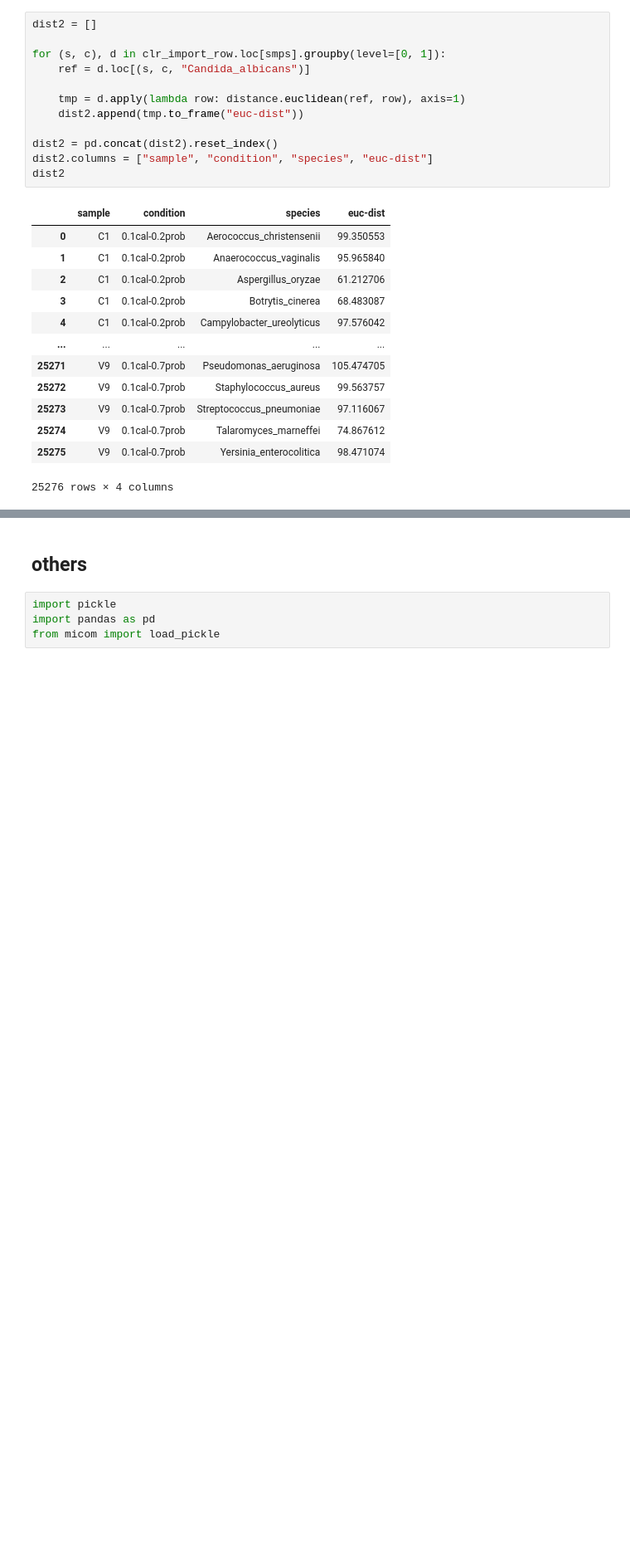
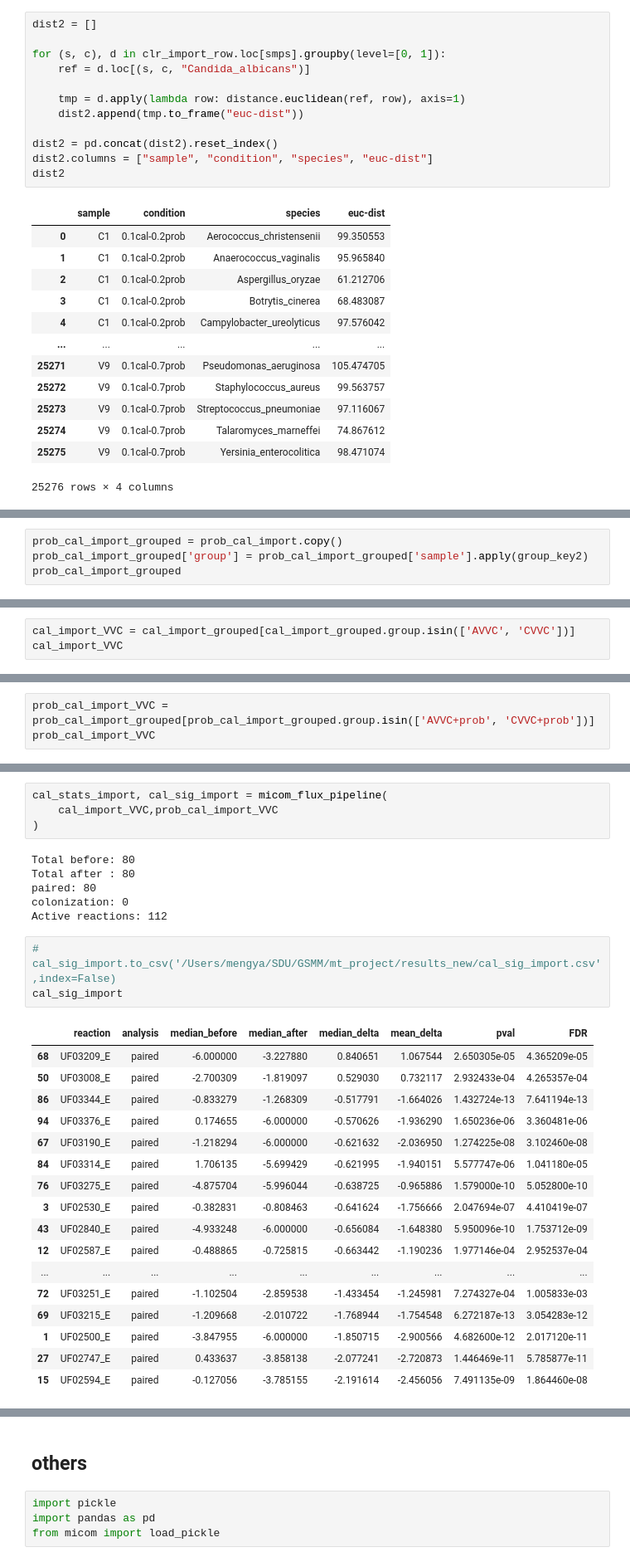
Before and after one commit to sylviameng0703/candida_invade_MCMMs, a Jupyter notebook: scripts/notebooks/micom_analysis.ipynb, the cells around one changed output, grey strips where cells are left out. Shown at 83% size. Cells and saved outputs as stored; diff of their text form; blank space fills up the shorter version.

```diff
--- a/scripts/notebooks/micom_analysis.ipynb
+++ b/scripts/notebooks/micom_analysis.ipynb
@@ -2566,0 +2727,4 @@ plt.show()
+# %%
+prob_cal_import_grouped = prob_cal_import.copy()
+prob_cal_import_grouped['group'] = prob_cal_import_grouped['sample'].apply(group_key2)
+prob_cal_import_grouped
@@ -2566,0 +2763,3 @@ plt.show()
+# %%
+cal_import_VVC = cal_import_grouped[cal_import_grouped.group.isin(['AVVC', 'CVVC'])]
+cal_import_VVC
@@ -2566,0 +2780,3 @@ plt.show()
+# %%
+prob_cal_import_VVC = prob_cal_import_grouped[prob_cal_import_grouped.group.isin(['AVVC+prob', 'CVVC+prob'])]
+prob_cal_import_VVC
@@ -2566,0 +2982,31 @@ plt.show()
+# %%
+cal_stats_import, cal_sig_import = micom_flux_pipeline(
+    cal_import_VVC,prob_cal_import_VVC
+)
+# %% [output]
+Total before: 80
+Total after : 80
+paired: 80
+colonization: 0
+Active reactions: 112
+# %%
+# cal_sig_import.to_csv('/Users/mengya/SDU/GSMM/mt_project/results_new/cal_sig_import.csv',index=False)
+cal_sig_import
+# %% [output]
+|  | reaction | analysis | median_before | median_after | median_delta | mean_delta | pval | FDR |
+| 68 | UF03209_E | paired | -6.000000 | -3.227880 | 0.840651 | 1.067544 | 2.650305e-05 | 4.365209e-05 |
+| 50 | UF03008_E | paired | -2.700309 | -1.819097 | 0.529030 | 0.732117 | 2.932433e-04 | 4.265357e-04 |
+| 86 | UF03344_E | paired | -0.833279 | -1.268309 | -0.517791 | -1.664026 | 1.432724e-13 | 7.641194e-13 |
+| 94 | UF03376_E | paired | 0.174655 | -6.000000 | -0.570626 | -1.936290 | 1.650236e-06 | 3.360481e-06 |
+| 67 | UF03190_E | paired | -1.218294 | -6.000000 | -0.621632 | -2.036950 | 1.274225e-08 | 3.102460e-08 |
+| 84 | UF03314_E | paired | 1.706135 | -5.699429 | -0.621995 | -1.940151 | 5.577747e-06 | 1.041180e-05 |
+| 76 | UF03275_E | paired | -4.875704 | -5.996044 | -0.638725 | -0.965886 | 1.579000e-10 | 5.052800e-10 |
+| 3 | UF02530_E | paired | -0.382831 | -0.808463 | -0.641624 | -1.756666 | 2.047694e-07 | 4.410419e-07 |
+| 43 | UF02840_E | paired | -4.933248 | -6.000000 | -0.656084 | -1.648380 | 5.950096e-10 | 1.753712e-09 |
+| 12 | UF02587_E | paired | -0.488865 | -0.725815 | -0.663442 | -1.190236 | 1.977146e-04 | 2.952537e-04 |
+| ... | ... | ... | ... | ... | ... | ... | ... | ... |
+| 72 | UF03251_E | paired | -1.102504 | -2.859538 | -1.433454 | -1.245981 | 7.274327e-04 | 1.005833e-03 |
+| 69 | UF03215_E | paired | -1.209668 | -2.010722 | -1.768944 | -1.754548 | 6.272187e-13 | 3.054283e-12 |
+| 1 | UF02500_E | paired | -3.847955 | -6.000000 | -1.850715 | -2.900566 | 4.682600e-12 | 2.017120e-11 |
+| 27 | UF02747_E | paired | 0.433637 | -3.858138 | -2.077241 | -2.720873 | 1.446469e-11 | 5.785877e-11 |
+| 15 | UF02594_E | paired | -0.127056 | -3.785155 | -2.191614 | -2.456056 | 7.491135e-09 | 1.864460e-08 |
```
Also changed, not shown: parts of 52 cells of this notebook.
